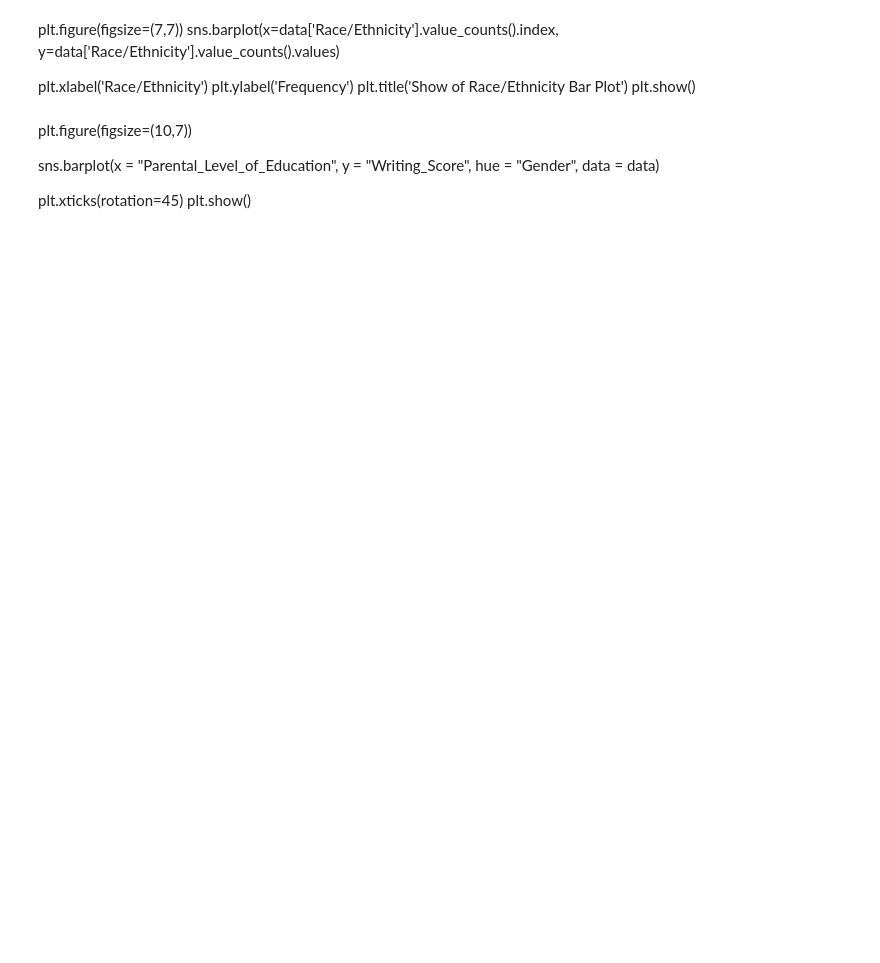
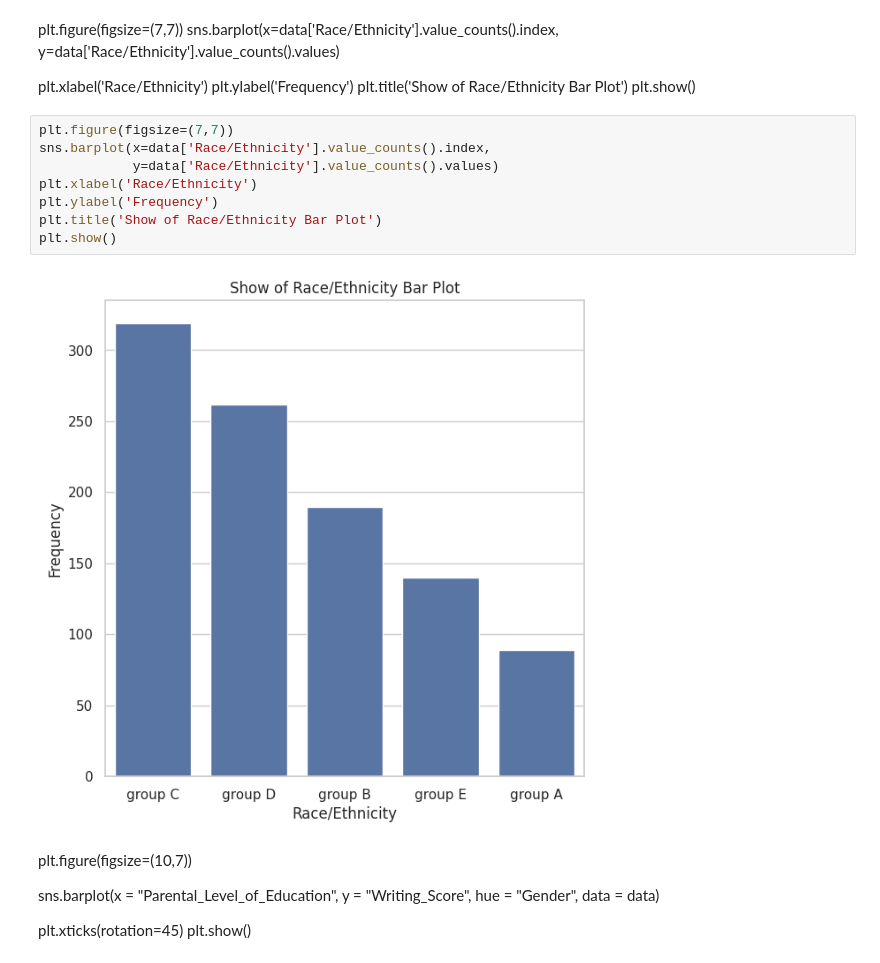
Before and after one commit to FlavioC30/PracticasSisDInfII, a Jupyter notebook: 04_seaborn.ipynb, the cells around one changed output. Saved outputs shown, nothing was run; the diff lists cells and outputs as text; blank space fills up the shorter version.

```diff
--- a/04_seaborn.ipynb
+++ b/04_seaborn.ipynb
@@ -257,6 +267,16 @@ plt.xlabel('Race/Ethnicity')
 plt.ylabel('Frequency')
 plt.title('Show of Race/Ethnicity Bar Plot')
 plt.show()
+# %%
+plt.figure(figsize=(7,7))
+sns.barplot(x=data['Race/Ethnicity'].value_counts().index,
+            y=data['Race/Ethnicity'].value_counts().values)
+plt.xlabel('Race/Ethnicity')
+plt.ylabel('Frequency')
+plt.title('Show of Race/Ethnicity Bar Plot')
+plt.show()
+# %% [output]
+[figure, added]
 # %% [markdown]
 plt.figure(figsize=(10,7))
 
```
Also changed, not shown: parts of 5 cells of this notebook.
